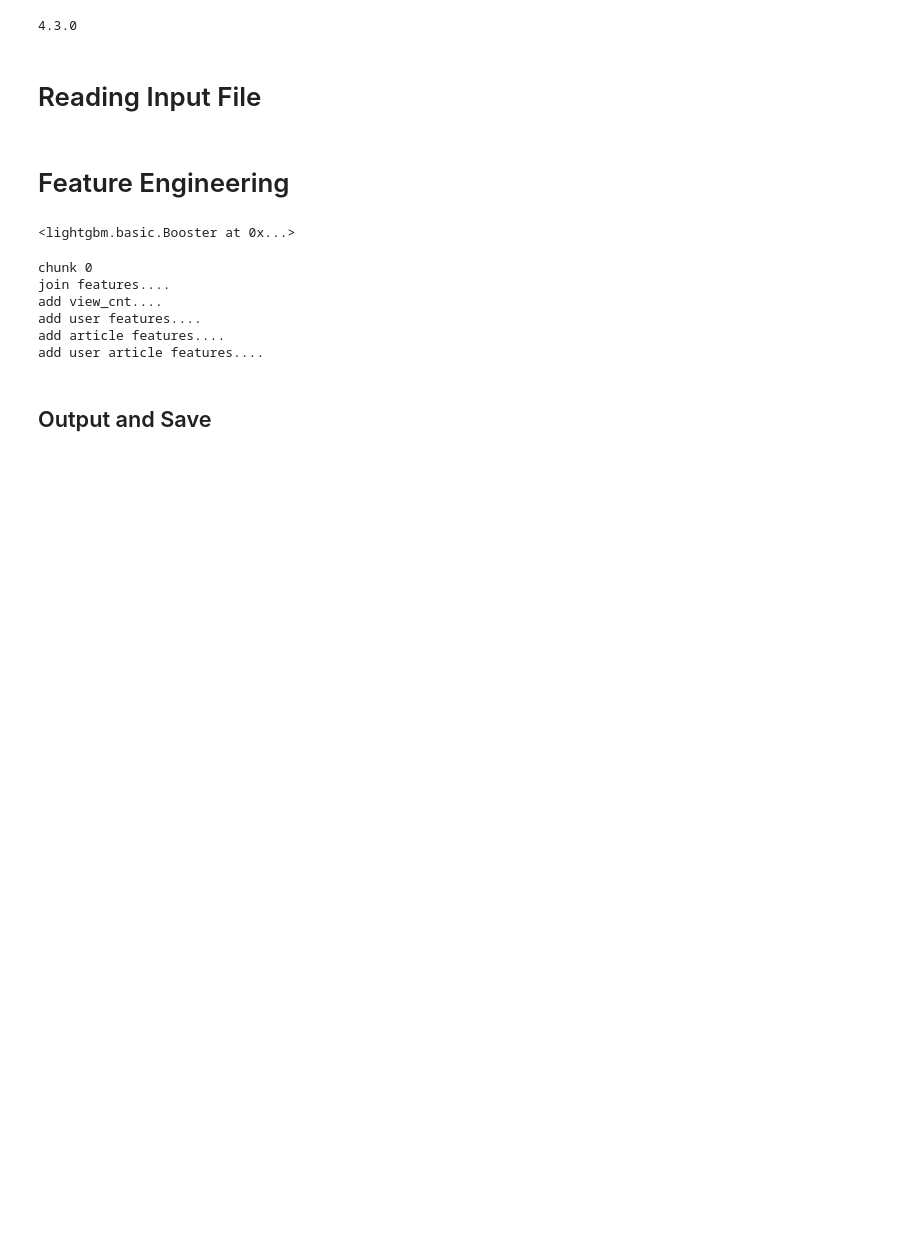
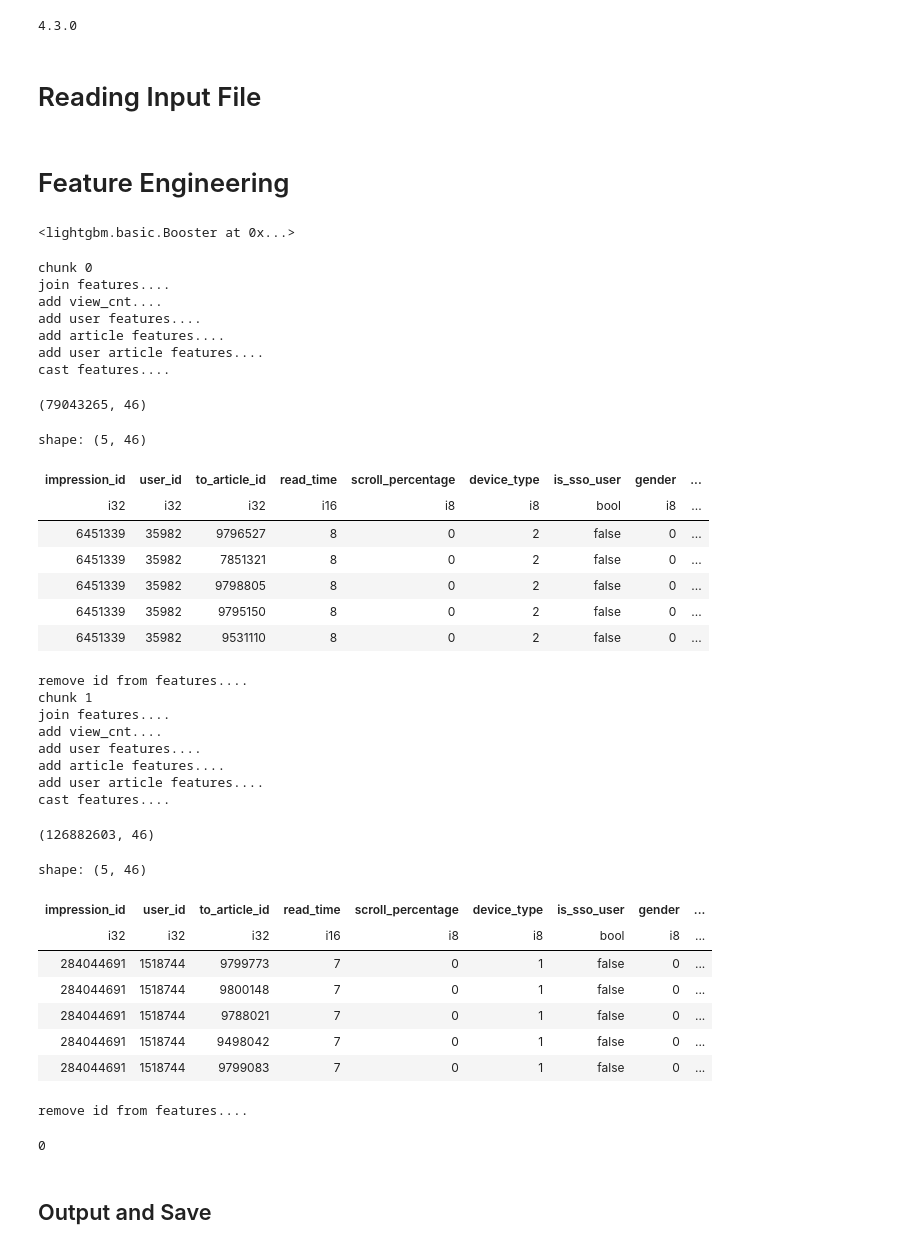
Before and after one commit to tetsuro731/RecSys-Challenge-2024-tetsuro731, a Jupyter notebook: notebook/Recsys2024_LGBM_test.ipynb, the cells around one changed output. Cells and saved outputs as stored; diff of their text form; code cells hidden in the pictures; blank space fills up the shorter version.

```diff
--- a/notebook/Recsys2024_LGBM_test.ipynb
+++ b/notebook/Recsys2024_LGBM_test.ipynb
@@ -61,8 +61,10 @@ bins = [600, 3600, 3600 * 6]
 # Feature Engineering
 # %%
 def read_files(i_chunk, N_split=2):
-    impression = pl.read_parquet(f"{out_path}/test_impression.parquet").sort(["impression_id", "user_id"])
-    impression_article = pl.read_parquet(f"{out_path}/test_impression_article.parquet").sort(["impression_id", "user_id"])
+    #impression = pl.read_parquet(f"{out_path}/test_impression.parquet").sort(["impression_id", "user_id"])
+    #impression_article = pl.read_parquet(f"{out_path}/test_impression_article.parquet").sort(["impression_id", "user_id"])
+    impression = pl.read_parquet(f"{out_path}/test_impression.parquet")
+    impression_article = pl.read_parquet(f"{out_path}/test_impression_article.parquet")
     user = pl.read_parquet(f"{out_path}/test_user.parquet")
     user_article = pl.read_parquet(f"{out_path}/test_user_article.parquet")
     article = pl.read_parquet(f"{out_path}/test_article.parquet")
@@ -215,7 +217,7 @@ def negative_sampling(df, frac=0.5, seed=42):
     return pl.concat([reduced_negatives, positive_examples]).sort("impression_id")
 # %%
 # is_beyond_accuracyはtest dataだけ入ってるので削る
-IGNORE_COL_ID = ["impression_id", "session_id", "is_beyond_accuracy", "user_id", "to_article_id", "view_pos"]
+IGNORE_COL_ID = ["impression_id", "session_id", "is_beyond_accuracy", "user_id", "to_article_id"]
 
 model = np.load(f'{model_path}/lgbm_{train_type}_frac{TRAIN_FRAC}.pkl', allow_pickle=True)
 model
@@ -248,40 +250,70 @@ for i in range(N_split):
     test = join_features(test_impression_article, test_impression, test_user, test_user_article, test_article, bins)
     del test_impression_article, test_impression, test_user, test_user_article, test_article
     gc.collect()
 
     # unixtimeのfeatureをdiffにする
     unixtime_list = ['u_impression_time_last', 'u_impression_time_mean', 'to_ua_impression_time_mean', 'to_ua_impression_time_last', 'to_a_published_time', 'to_a_last_modified_time']
     test = generate_unixtime_features(test, unixtime_list)
 
     display(test.shape)
     display(test.head())
     test = to_pandas(test)
 
-    query_list_test = test['impression_id'].value_counts()
-    query_list_test = query_list_test.sort_index()
+    #query_list_test = test['impression_id'].value_counts()
+    #query_list_test = query_list_test.sort_index()
     print('remove id from features....')
-    test_id = test[['impression_id', 'user_id', 'to_article_id', 'view_pos']]
+    test_id = test[['impression_id', 'user_id', 'to_article_id']]
     test = test.drop(IGNORE_COL_ID, axis=1)
     pred = model.predict(test)
 
     test_id = test_id.reset_index(drop=True)
     pred = pd.Series(pred, name='score')
     sub = pd.concat([test_id, pred], axis=1)
     sub_list.append(sub)
 
     del test_id, pred, sub
     gc.collect()
 # %% [output]
 chunk 0
 join features....
 add view_cnt....
 add user features....
 add article features....
 add user article features....
+cast features....
+(79043265, 46)
+shape: (5, 46)
+| impression_id | user_id | to_article_id | read_time | scroll_percentage | device_type | is_sso_user | gender | ... |
+| i32 | i32 | i32 | i16 | i8 | i8 | bool | i8 | ... |
+| 6451339 | 35982 | 9796527 | 8 | 0 | 2 | false | 0 | ... |
+| 6451339 | 35982 | 7851321 | 8 | 0 | 2 | false | 0 | ... |
+| 6451339 | 35982 | 9798805 | 8 | 0 | 2 | false | 0 | ... |
+| 6451339 | 35982 | 9795150 | 8 | 0 | 2 | false | 0 | ... |
+| 6451339 | 35982 | 9531110 | 8 | 0 | 2 | false | 0 | ... |
+remove id from features....
+chunk 1
+join features....
+add view_cnt....
+add user features....
+add article features....
+add user article features....
+cast features....
+(126882603, 46)
+shape: (5, 46)
+| impression_id | user_id | to_article_id | read_time | scroll_percentage | device_type | is_sso_user | gender | ... |
+| i32 | i32 | i32 | i16 | i8 | i8 | bool | i8 | ... |
+| 284044691 | 1518744 | 9799773 | 7 | 0 | 1 | false | 0 | ... |
+| 284044691 | 1518744 | 9800148 | 7 | 0 | 1 | false | 0 | ... |
+| 284044691 | 1518744 | 9788021 | 7 | 0 | 1 | false | 0 | ... |
+| 284044691 | 1518744 | 9498042 | 7 | 0 | 1 | false | 0 | ... |
+| 284044691 | 1518744 | 9799083 | 7 | 0 | 1 | false | 0 | ... |
+remove id from features....
 # %%
 sub = pd.concat(sub_list, ignore_index=True)
 del sub_list
 gc.collect()
+# %% [output]
+0
 # %% [markdown]
 ## Output and Save
 # %%
```
Also changed, not shown: parts of 8 cells of this notebook, 1 other file.
